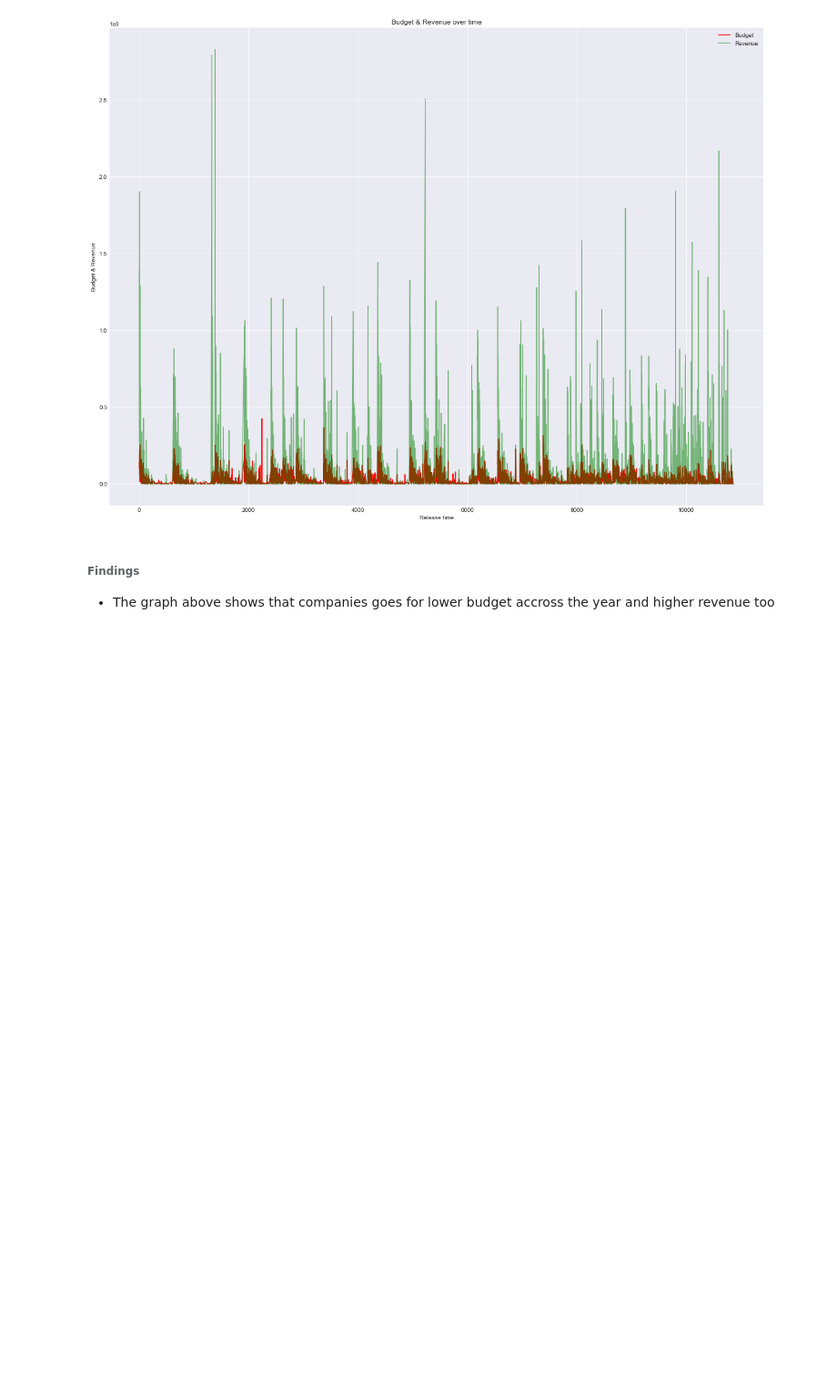
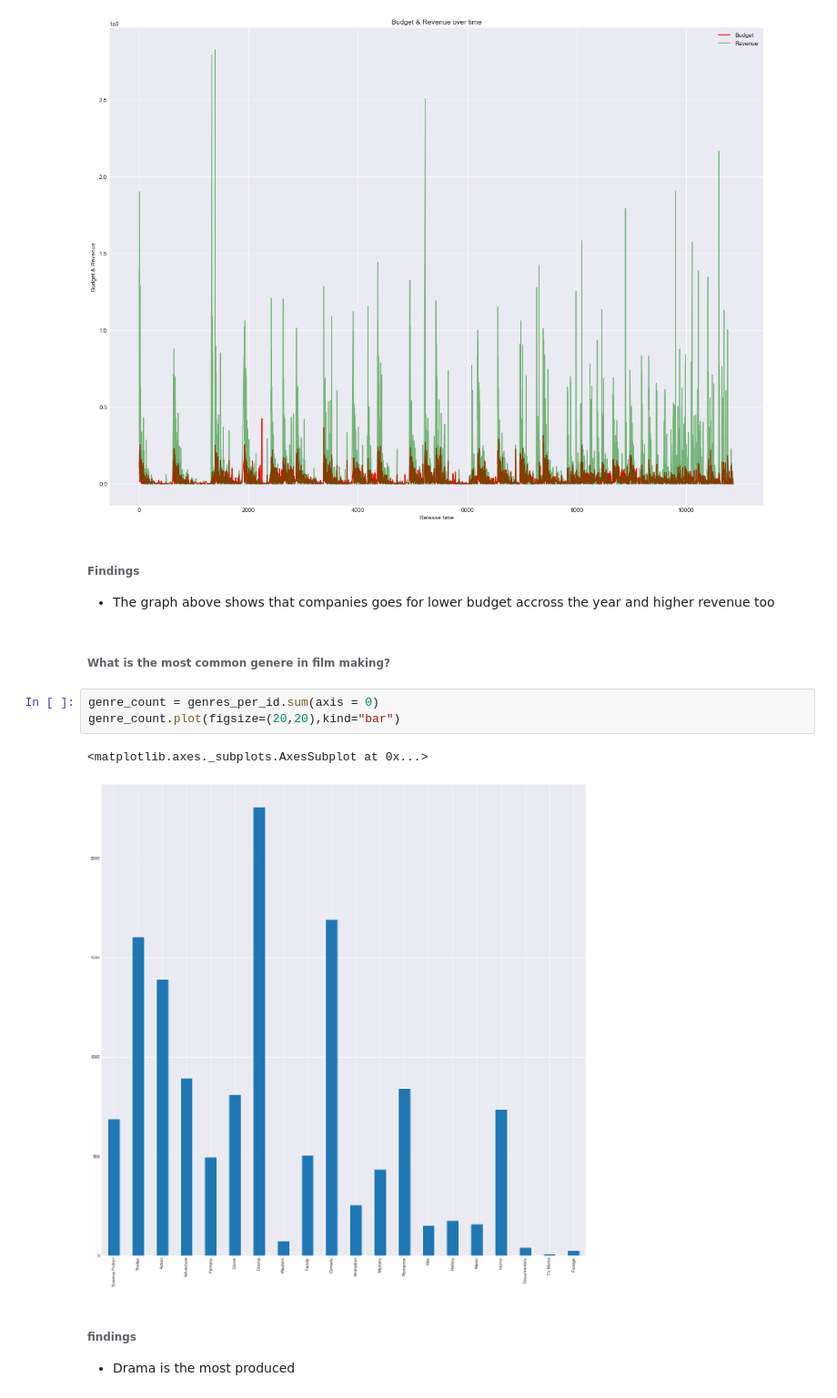
Before and after one commit to hagerElsehaimy/TMDb, a Jupyter notebook: TMDb.ipynb, the cells around one changed output. Shown at 91% size. Cells and saved outputs as stored; diff of their text form; blank space fills up the shorter version.

Commit message:
visualize most common genre in film making

```diff
--- a/TMDb.ipynb
+++ b/TMDb.ipynb
@@ -512,3 +512,14 @@ Text(0.5, 1.0, 'Budget & Revenue over time')
 # %% [markdown]
 ###### Findings
 - The graph above shows that companies goes for lower budget accross the year and higher revenue too
+# %% [markdown]
+###### What is the most common genere in film making?
+# %%
+genre_count = genres_per_id.sum(axis = 0)
+genre_count.plot(figsize=(20,20),kind="bar")
+# %% [output]
+<matplotlib.axes._subplots.AxesSubplot at 0x...>
+[figure, added]
+# %% [markdown]
+###### findings
+- Drama is the most produced
```
Also changed, not shown: parts of 5 cells of this notebook.
